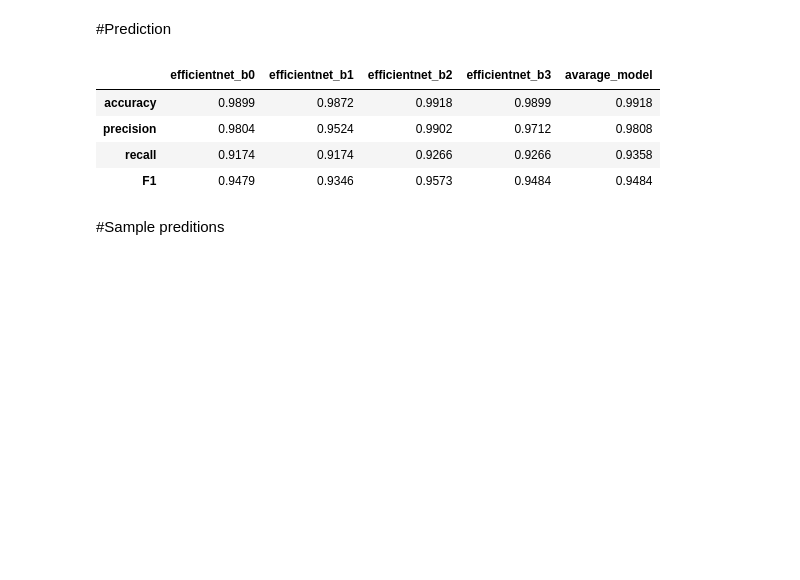
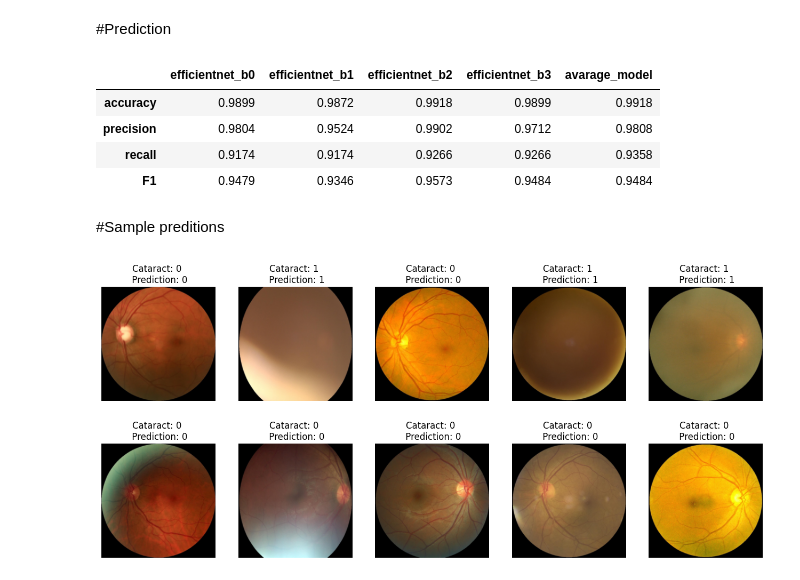
Before and after one commit to aziegert/Cataract_Classification_CV, a Jupyter notebook: Cataract_Classification_CV.ipynb, the cells around one changed output. Cells and saved outputs as stored; diff of their text form; code cells hidden in the pictures; blank space fills up the shorter version.

```diff
--- a/Cataract_Classification_CV.ipynb
+++ b/Cataract_Classification_CV.ipynb
@@ -743,6 +713,12 @@ val loss: 0.3252, val accuracy: 0.9870
 #Prediction
 # %%
 def test_model(dataloader, model, criterion):
+  """
+  Evaluate the model using the specified dataloader and criterion.
+  Returns:
+  - probabilities: Tensor containing prediction probabilities for each input.
+  - metrics: Dictionary containing evaluation metrics such as accuracy, precision, recall, and F1 score.
+  """
 
   metrics = {}
   corrects = 0
@@ -826,4 +812,4 @@ test_results
 # %% [markdown]
 #Sample preditions
 # %%
-torch.utils.data.DataLoader(test_dataset, batch_size=batch_size, shuffle=False, num_workers=num_workers)
+shuffled_test_loader = torch.utils.data.DataLoader(test_dataset, batch_size=30, shuffle=True)
@@ -840,13 +816,29 @@ results_df, preds = predict_average_model(temp_dataloader)
+# %%
+batch = next(iter(shuffled_test_loader))
+batch_dataset = torch.utils.data.TensorDataset(batch[0], batch[1])
+batch_loader = torch.utils.data.DataLoader(batch_dataset, batch_size=1, shuffle=False)
+
+batch_results, batch_preds = predict_average_model(batch_loader, no_batch=False)
+# %%
+mean=[0.485, 0.456, 0.406]
+std=[0.229, 0.224, 0.225]
+
+inverse_normalize = transforms.Normalize(mean=[-m / s for m, s in zip(mean, std)],
+                                         std=[1 / s for s in std])
 # %%
-
-_, pred_labels = predict_average_model([batch])
-fig, axs = plt.subplots(1, 5, figsize=(15,7))
+fig, axs = plt.subplots(2, 5, figsize=(16,7))
 axs = axs.flatten()
 
 
-for i, (img, label) in enumerate(batch):
-  img = Image.open(img)
-  pred_label = pred_labels[i]
-  ax[i].imshow(img)
-  ax[i].axis('off')
-  ax[i].set_title(f'Cataract: {label} \n Prediction: {pred_label}')
+for i, (img, label) in enumerate(batch_loader):
+  if i == len(axs):
+    break
+  img = inverse_normalize(img)
+  img = img[0].permute(1,2,0).numpy()
+  label = batch[1][i]
+  pred_label = batch_preds[i]
+  axs[i].imshow(img)
+  axs[i].axis('off')
+  axs[i].set_title(f'Cataract: {label} \n Prediction: {pred_label}')
+# %% [output]
+[figure, added]
```
Also changed, not shown: parts of 25 cells of this notebook.
